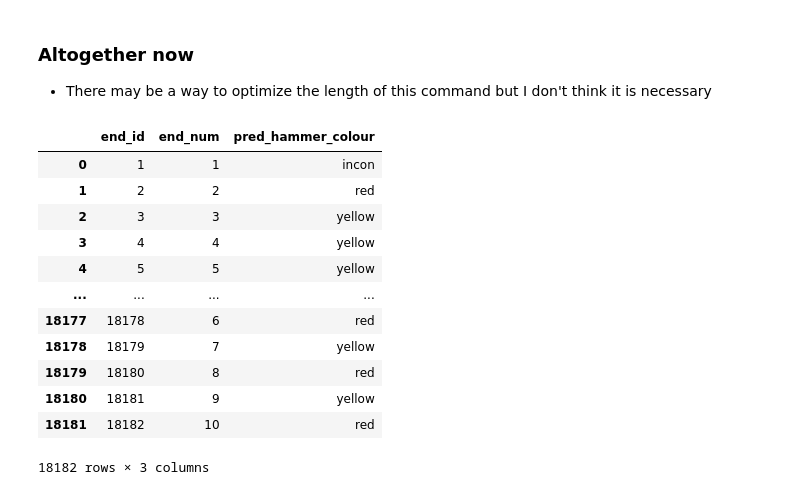
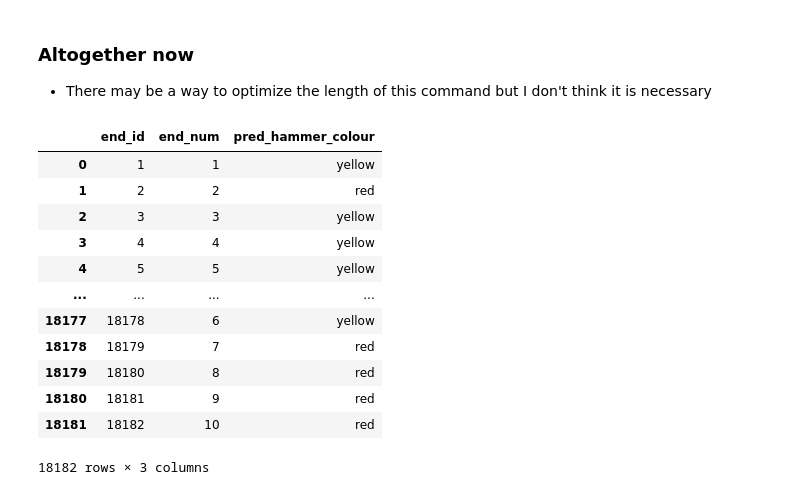
Before and after one commit to NWNHT/curling, a Jupyter notebook: src/predictions.ipynb, the cells around one changed output. Drawn from its saved outputs; the diff is of its cells as text; code cells hidden in the pictures.

```diff
--- a/src/predictions.ipynb
+++ b/src/predictions.ipynb
@@ -863,12 +861,13 @@ SELECT
             m.type IN ('Mens_Teams', 'Womens_Teams', 'Mixed_Teams')
         THEN
             CASE
+                s.colour
                 WHEN
-                    COUNT(CASE s.colour WHEN 'red' THEN 1 ELSE NULL END) = 2
+                    'red'
                 THEN
                     'yellow'
                 WHEN
-                    COUNT(CASE s.colour WHEN 'yellow' THEN 1 ELSE NULL END) = 2
+                    'yellow'
                 THEN
                     'red'
                 ELSE
@@ -905,43 +904,43 @@ SELECT
                         END
                 END
         ELSE
             'incon'
         END
 FROM
     Stone s
 RIGHT JOIN
     Position p
 ON
     s.position_id = p.position_id
 JOIN
     End e
 ON
     p.end_id = e.end_id
 JOIN
     Match m
 ON
     e.match_id = m.match_id
 JOIN
     Event e2
 ON
     m.event_id = e2.event_id
 GROUP BY 1
 """
 db.execute_query(hammer_query2)
 pred_colours = pd.DataFrame(db.cursor.fetchall(), columns=['end_id', 'end_num', 'pred_hammer_colour'])
 pred_colours
 # %% [output]
 |  | end_id | end_num | pred_hammer_colour |
-| 0 | 1 | 1 | incon |
+| 0 | 1 | 1 | yellow |
 | 1 | 2 | 2 | red |
 | 2 | 3 | 3 | yellow |
 | 3 | 4 | 4 | yellow |
 | 4 | 5 | 5 | yellow |
 | ... | ... | ... | ... |
-| 18177 | 18178 | 6 | red |
-| 18178 | 18179 | 7 | yellow |
+| 18177 | 18178 | 6 | yellow |
+| 18178 | 18179 | 7 | red |
 | 18179 | 18180 | 8 | red |
-| 18180 | 18181 | 9 | yellow |
+| 18180 | 18181 | 9 | red |
 | 18181 | 18182 | 10 | red |
 18182 rows × 3 columns
 # %%
```
Also changed, not shown: parts of 39 cells of this notebook, 10 other files.
